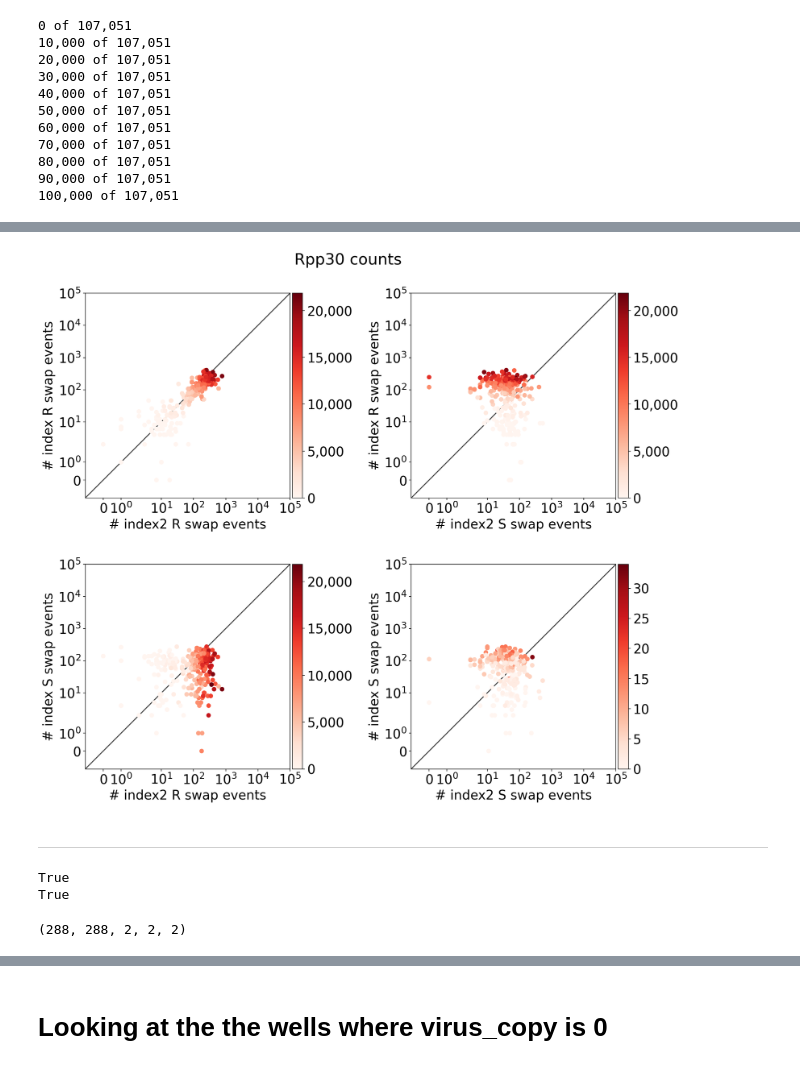
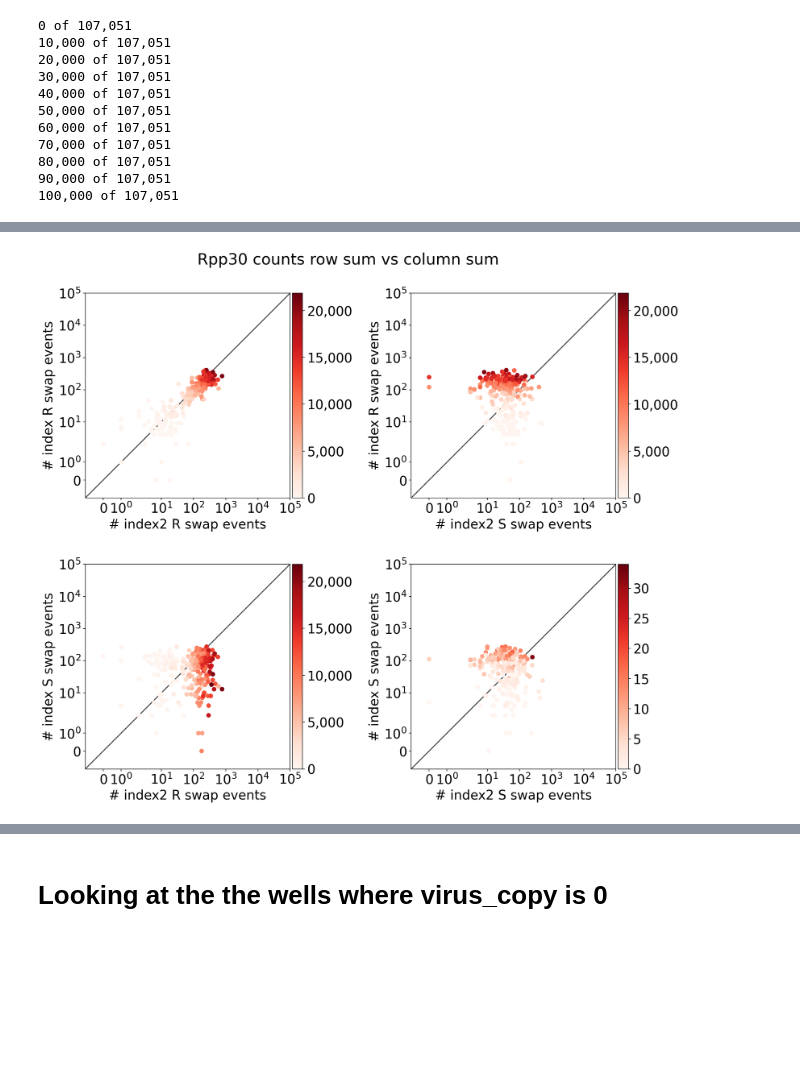
Before and after one commit to joshsbloom/swabseq, a Jupyter notebook: kb/notebooks/barcode_swapping.ipynb, the cells around one changed output, grey strips where cells are left out. Drawn from its saved outputs; the diff is of its cells as text; code cells hidden in the pictures; blank space fills up the shorter version.

```diff
--- a/kb/notebooks/barcode_swapping.ipynb
+++ b/kb/notebooks/barcode_swapping.ipynb
@@ -408,4 +573,6 @@ fig.show()
 # %%
+#@title Raw Rpp30 Counts
+
 def fmt(s, pos):
   x = int(s)
   return f"{x:,.0f}"
@@ -426,7 +593,7 @@ off_1 = conf[1].sum(axis=1)[dir_mask] - diag
 fig, ax = plt.subplots(figsize=(15,15), ncols=2, nrows=2)
 fig.subplots_adjust(hspace=0.05, wspace=0.5)
 
-fig.suptitle("Rpp30 counts", y=0.9)
+fig.suptitle("Rpp30 counts row sum vs column sum", y=0.9)
 
 kwd = {
     "xscale": "symlog",
@@ -481,53 +648,31 @@ sc = loc.scatter(x, y, c=well_total, cmap="Reds")
 kwd.update({
     "xlabel": "# index2 R swap events",
     "ylabel": "# index S swap events"
     })
 loc.set(**kwd)
 
 yex(loc)
 cbar(sc, loc)
 
 ###############
 loc = ax[1, 1]
 
 well_total = diag[~isr_mask]
 
 x = off_0[~isr_mask]
 y = off_1[~isr_mask]
 
 sc = loc.scatter(x, y, c=well_total, cmap="Reds")
 
 kwd.update({
     "xlabel": "# index2 S swap events",
     "ylabel": "# index S swap events"
     })
 loc.set(**kwd)
 
 yex(loc)
 cbar(sc, loc)
 
 fig.show()
 # %% [output]
-[figure, old version]
+[figure, new version]
-# %% [markdown]
-________________________________________________________________________________________________________________________________________
-# %%
-left_s  = ss.query('R_bcs==False')['index'].values
-right_s = ss.query('R_bcs==False')['index2'].values
-
-left_r  = ss.query('R_bcs==True')['index'].values
-right_r = ss.query('R_bcs==True')['index2'].values
-
-mtx = adata.X.todense().astype(int)
-index = adata.obs['index'].values
-index2 = adata.obs['index2'].values
-
-print(ss["index"].nunique() == ss.shape[0])
-print(ss["index2"].nunique() == ss.shape[0])
-# %% [output]
-True
-True
-# %%
-conf.shape
-# %% [output]
-(288, 288, 2, 2, 2)
```
Also changed, not shown: parts of 48 cells of this notebook.
